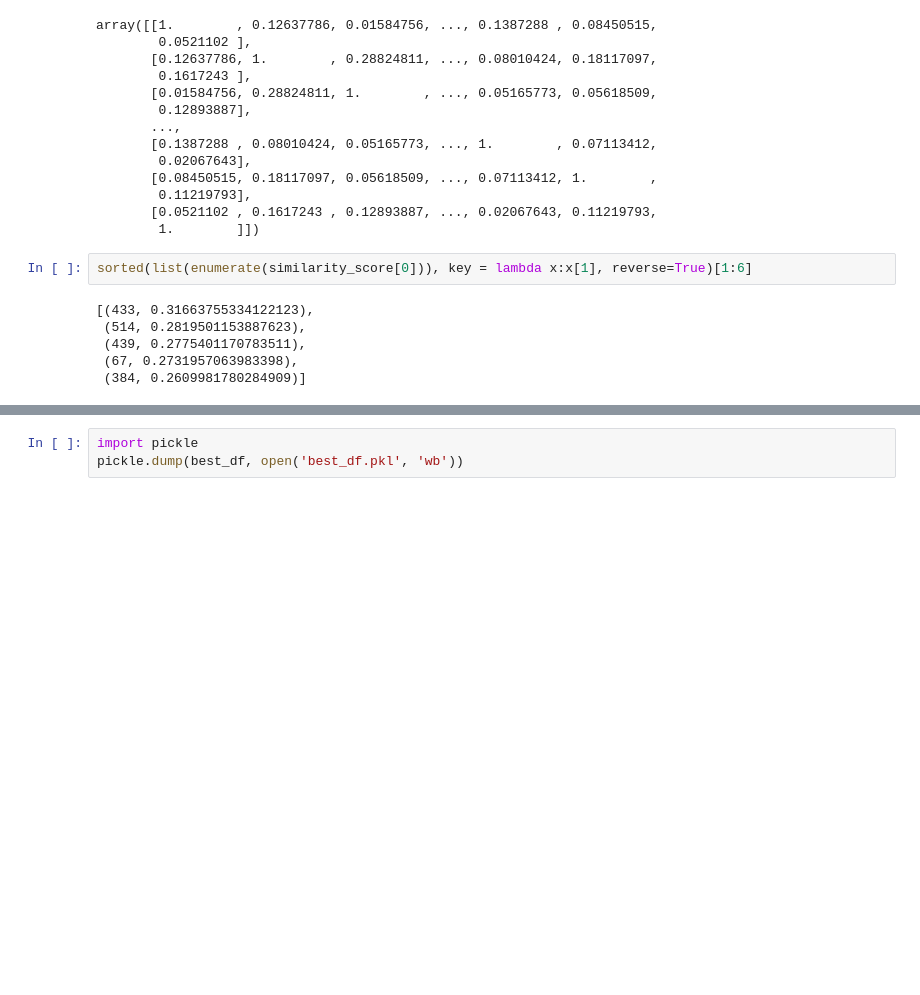
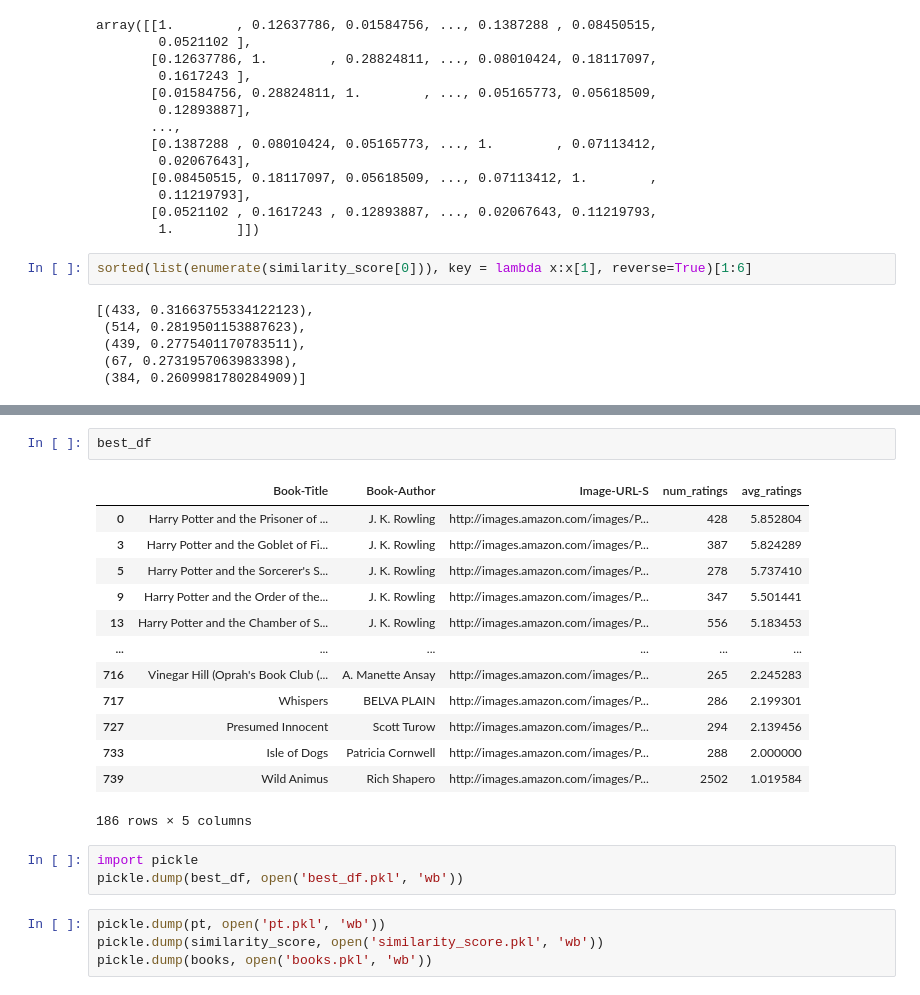
Before and after one commit to Anushlinux/Book-Recommendation-System, a Jupyter notebook: book_recomend.ipynb, the cells around one changed output, grey strips where cells are left out. Cells and saved outputs as stored; diff of their text form; blank space fills up the shorter version.

Commit message:
recoomended books joined

```diff
--- a/book_recomend.ipynb
+++ b/book_recomend.ipynb
@@ -188,3 +202,23 @@ best_df["Image-URL-S"][0]
+# %%
+best_df
+# %% [output]
+|  | Book-Title | Book-Author | Image-URL-S | num_ratings | avg_ratings |
+| 0 | Harry Potter and the Prisoner of ... | J. K. Rowling | http://images.amazon.com/images/P... | 428 | 5.852804 |
+| 3 | Harry Potter and the Goblet of Fi... | J. K. Rowling | http://images.amazon.com/images/P... | 387 | 5.824289 |
+| 5 | Harry Potter and the Sorcerer's S... | J. K. Rowling | http://images.amazon.com/images/P... | 278 | 5.737410 |
+| 9 | Harry Potter and the Order of the... | J. K. Rowling | http://images.amazon.com/images/P... | 347 | 5.501441 |
+| 13 | Harry Potter and the Chamber of S... | J. K. Rowling | http://images.amazon.com/images/P... | 556 | 5.183453 |
+| ... | ... | ... | ... | ... | ... |
+| 716 | Vinegar Hill (Oprah's Book Club (... | A. Manette Ansay | http://images.amazon.com/images/P... | 265 | 2.245283 |
+| 717 | Whispers | BELVA PLAIN | http://images.amazon.com/images/P... | 286 | 2.199301 |
+| 727 | Presumed Innocent | Scott Turow | http://images.amazon.com/images/P... | 294 | 2.139456 |
+| 733 | Isle of Dogs | Patricia Cornwell | http://images.amazon.com/images/P... | 288 | 2.000000 |
+| 739 | Wild Animus | Rich Shapero | http://images.amazon.com/images/P... | 2502 | 1.019584 |
+186 rows × 5 columns
 # %%
 import pickle
 pickle.dump(best_df, open('best_df.pkl', 'wb'))
+# %%
+pickle.dump(pt, open('pt.pkl', 'wb'))
+pickle.dump(similarity_score, open('similarity_score.pkl', 'wb'))
+pickle.dump(books, open('books.pkl', 'wb'))
```
Also changed, not shown: parts of 4 cells of this notebook, 5 other files.
